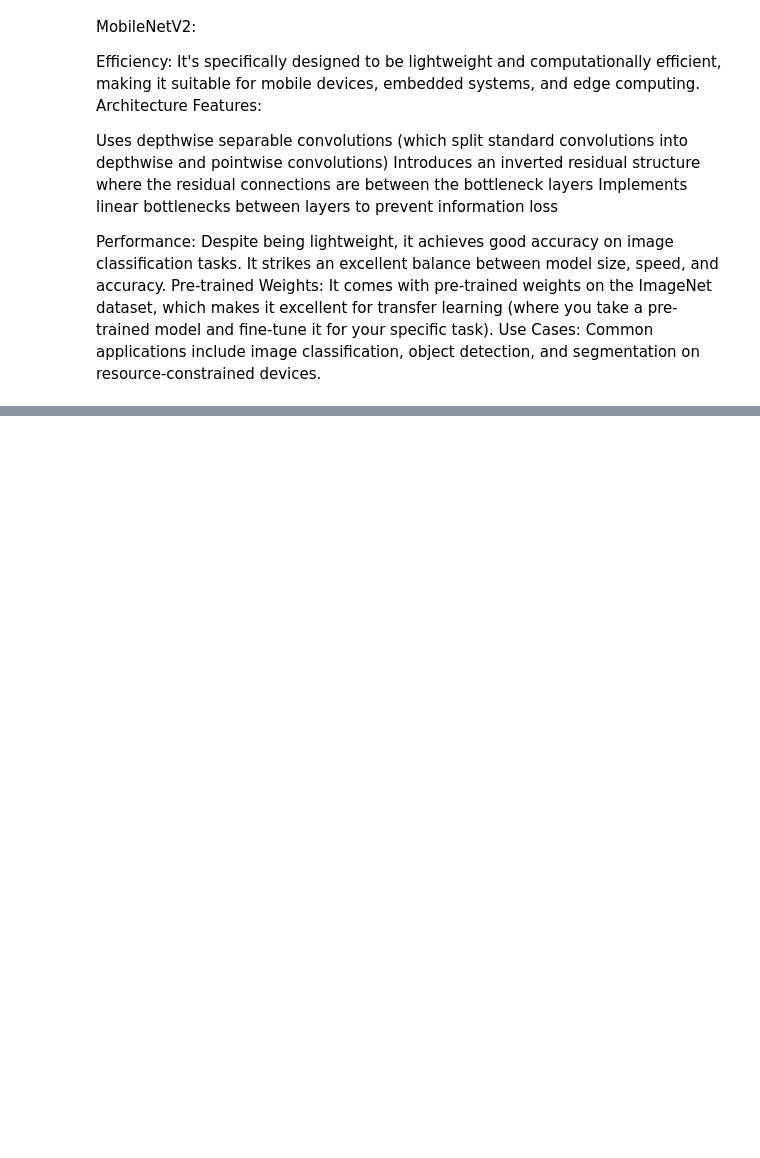
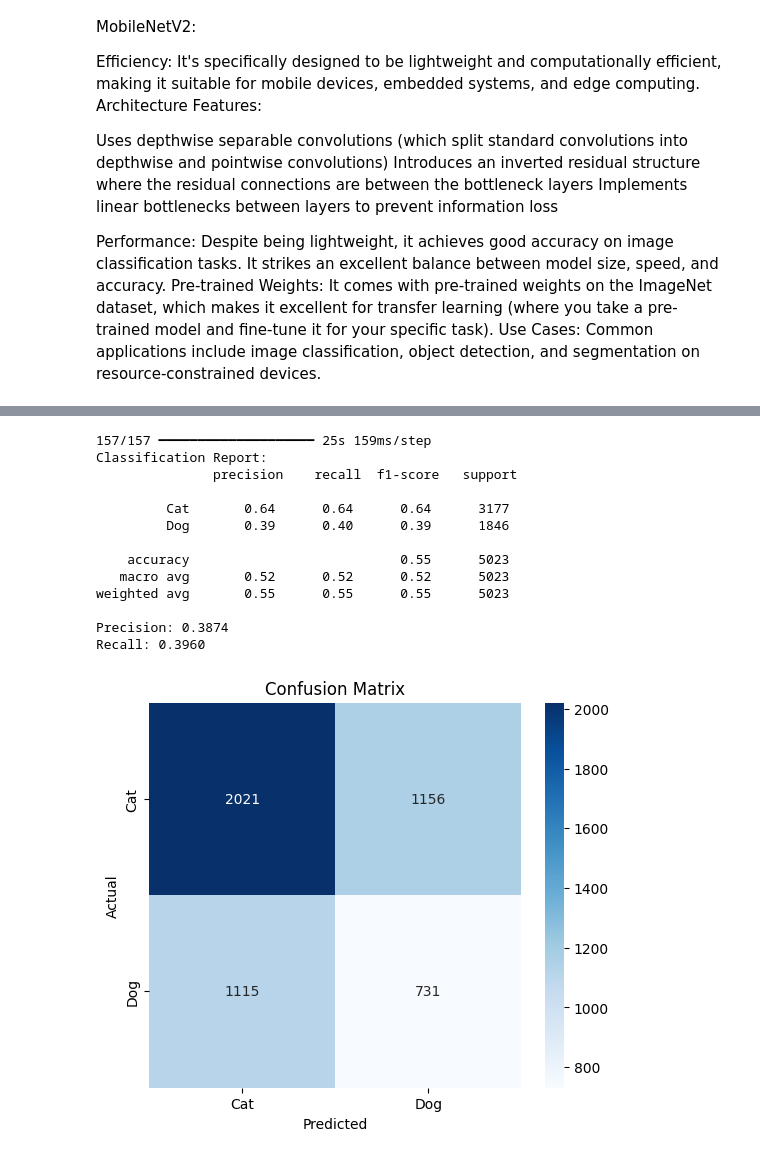
Before and after one commit to rodrigobivarazevedo/machine_learning, a Jupyter notebook: cnn.ipynb, the cells around one changed output, grey strips where cells are left out. Saved outputs shown, nothing was run; the diff lists cells and outputs as text; code cells hidden in the pictures; blank space fills up the shorter version.

```diff
--- a/cnn.ipynb
+++ b/cnn.ipynb
@@ -619,0 +714,44 @@ plot_training_history(history)
+# %%
+from sklearn.metrics import confusion_matrix, classification_report, precision_score, recall_score
+import seaborn as sns
+
+# Get true labels and predictions
+y_true = test_generator.classes  # True labels from test set
+y_pred_probs = model.predict(test_generator)  # Probabilities
+y_pred = (y_pred_probs > 0.5).astype(int).flatten()  # Convert probabilities to binary labels
+
+# Compute confusion matrix
+cm = confusion_matrix(y_true, y_pred)
+
+# Print classification report (includes precision, recall, F1-score)
+print("Classification Report:\n", classification_report(y_true, y_pred, target_names=['Cat', 'Dog']))
+
+# Compute precision and recall
+precision = precision_score(y_true, y_pred)
+recall = recall_score(y_true, y_pred)
+print(f"Precision: {precision:.4f}")
+print(f"Recall: {recall:.4f}")
+
+
+# Plot confusion matrix
+plt.figure(figsize=(6, 5))
+sns.heatmap(cm, annot=True, fmt='d', cmap='Blues', xticklabels=['Cat', 'Dog'], yticklabels=['Cat', 'Dog'])
+plt.xlabel('Predicted')
+plt.ylabel('Actual')
+plt.title('Confusion Matrix')
+plt.show()
+# %% [output]
+157/157 ━━━━━━━━━━━━━━━━━━━━ 25s 159ms/step
+Classification Report:
+               precision    recall  f1-score   support
+
+         Cat       0.64      0.64      0.64      3177
+         Dog       0.39      0.40      0.39      1846
+
+    accuracy                           0.55      5023
+   macro avg       0.52      0.52      0.52      5023
+weighted avg       0.55      0.55      0.55      5023
+
+Precision: 0.3874
+Recall: 0.3960
+[figure, added]
```
Also changed, not shown: parts of 12 cells of this notebook, 2 other files.
